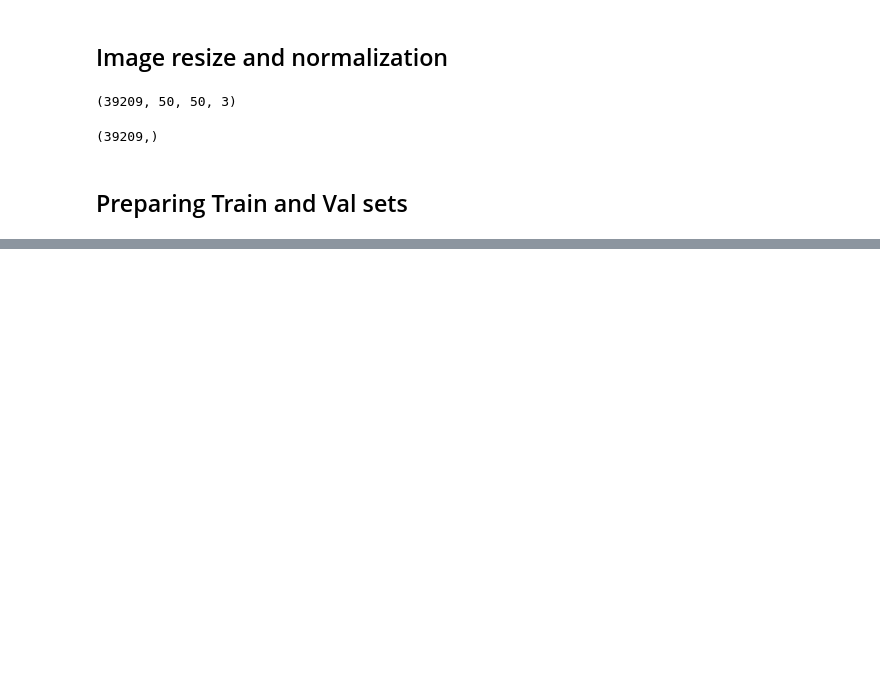
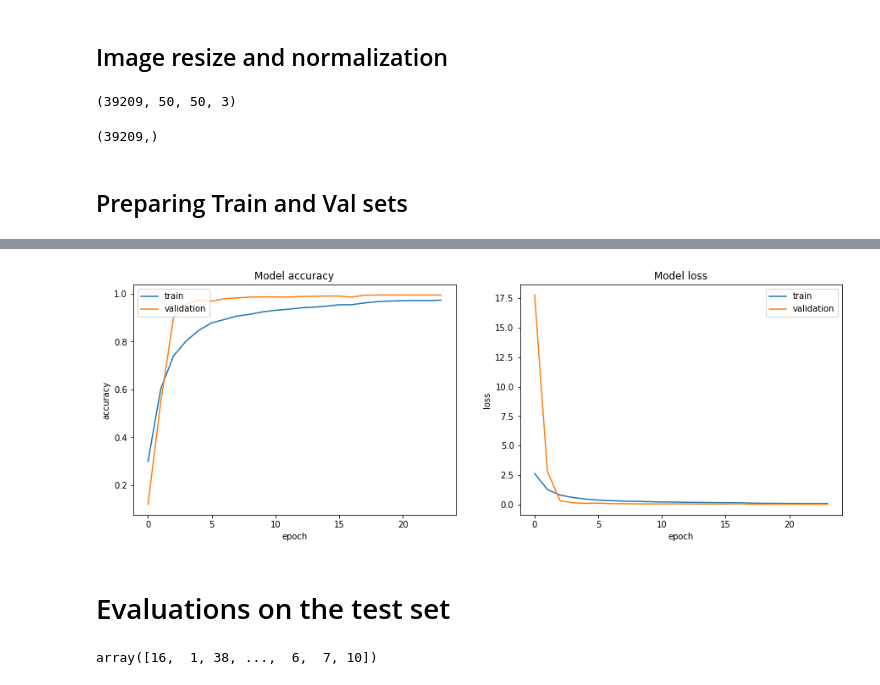
Before and after one commit to KamilBartosik/CNN_TrafficSignClassification, a Jupyter notebook: CNN_TrafficSignClassification.ipynb, the cells around one changed output, grey strips where cells are left out. Saved outputs shown, nothing was run; the diff lists cells and outputs as text; code cells hidden in the pictures; blank space fills up the shorter version.

```diff
--- a/CNN_TrafficSignClassification.ipynb
+++ b/CNN_TrafficSignClassification.ipynb
@@ -136,0 +158,3 @@ y_val_cat = to_categorical(y_val)
+# %%
+model.compile(loss='sparse_categorical_crossentropy', optimizer='adam', metrics=['accuracy'])
+model.summary()
@@ -136,0 +179,22 @@ y_val_cat = to_categorical(y_val)
+# %%
+model_path = "content/gdrive/MyDrive/MachineLearning/Models/TrafficSignClassification"
+
+checkpointer = ModelCheckpoint(filepath=f'{model_path}/model_1.hdf5',
+                               monitor='accuracy',
+                               mode='max',
+                               verbose=1,
+                               save_best_only=True)
+
+early_stopping = EarlyStopping(monitor='val_loss',
+                               mode='min',
+                               verbose=1,
+                               patience=4)
+
+reduce_lr = ReduceLROnPlateau(monitor='val_loss',
+                              factor=0.2,
+                              patience=2,
+                              min_lr=0.0001)
+
+callbacks = [checkpointer, early_stopping, reduce_lr]
+# %%
+history = model.fit(x_train, y_train, epochs=50, batch_size=128, validation_data=(x_val, y_val), callbacks=callbacks)
@@ -136,0 +219,22 @@ y_val_cat = to_categorical(y_val)
+# %%
+plt.figure(figsize=(15, 5))
+plt.subplot(1, 2, 1)
+plt.plot(history.history['accuracy'])
+plt.plot(history.history['val_accuracy'])
+plt.title('Model accuracy')
+plt.ylabel('accuracy')
+plt.xlabel('epoch')
+plt.legend(['train', 'validation'], loc='upper left')
+
+plt.subplot(1,2,2)
+plt.plot(history.history['loss'])
+plt.plot(history.history['val_loss'])
+plt.title('Model loss')
+plt.ylabel('loss')
+plt.xlabel('epoch')
+plt.legend(['train', 'validation'], loc='upper right')
+plt.show()
+# %% [output]
+[figure, added]
+# %% [markdown]
+# Evaluations on the test set
@@ -136,0 +254,6 @@ y_val_cat = to_categorical(y_val)
+# %%
+test = pd.read_csv('traffic_sign_dataset/Test.csv')
+y_test = test['ClassId'].values
+y_test
+# %% [output]
+array([16,  1, 38, ...,  6,  7, 10])
```
Also changed, not shown: parts of 14 cells of this notebook.
